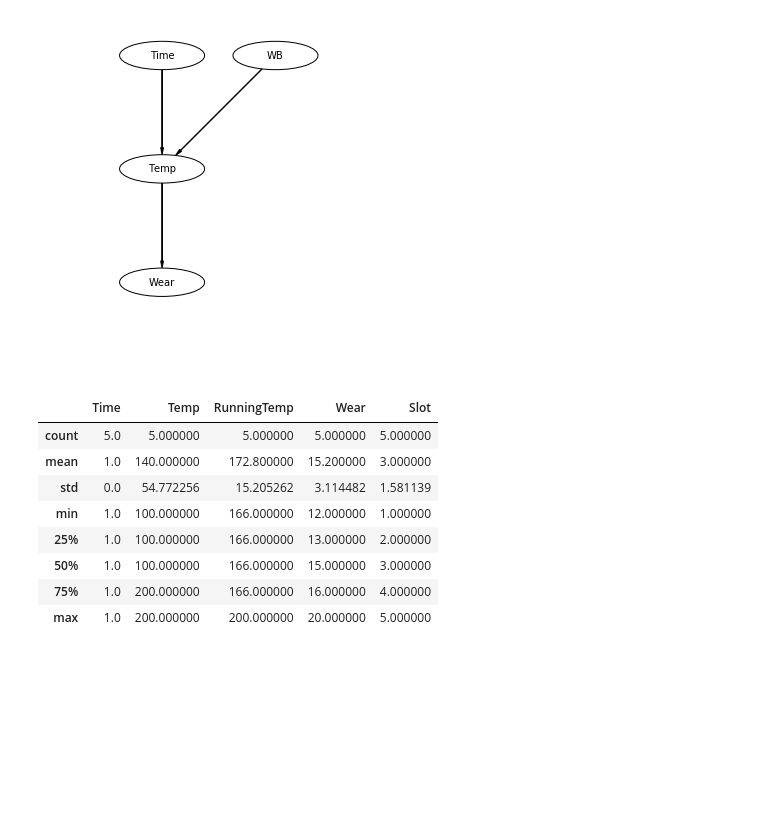
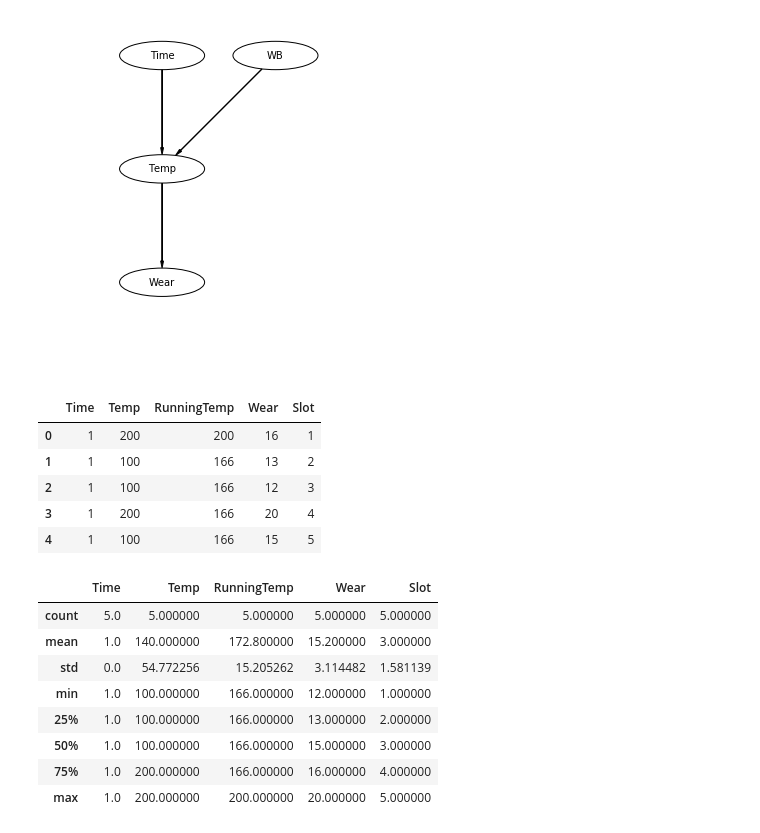
Before and after one commit to sunilsainiK/Bayes, a Jupyter notebook: Bayesian network.ipynb, the cells around one changed output. Saved outputs shown, nothing was run; the diff lists cells and outputs as text; code cells hidden in the pictures; blank space fills up the shorter version.

```diff
--- a/Bayesian network.ipynb
+++ b/Bayesian network.ipynb
@@ -19,8 +19,16 @@ pgm.render();
 [figure]
 # %%
 df = pd.read_csv('C:/Users/DESUSAI/Desktop/New folder/Temp.csv',sep=';')
-Maxlife = 100000
+Maxlife = 10000
 intialTime=20
+df
+# %% [output]
+|  | Time | Temp | RunningTemp | Wear | Slot |
+| 0 | 1 | 200 | 200 | 16 | 1 |
+| 1 | 1 | 100 | 166 | 13 | 2 |
+| 2 | 1 | 100 | 166 | 12 | 3 |
+| 3 | 1 | 200 | 166 | 20 | 4 |
+| 4 | 1 | 100 | 166 | 15 | 5 |
 # %%
 df.describe()
 # %% [output]
```
Also changed, not shown: parts of 12 cells of this notebook.
